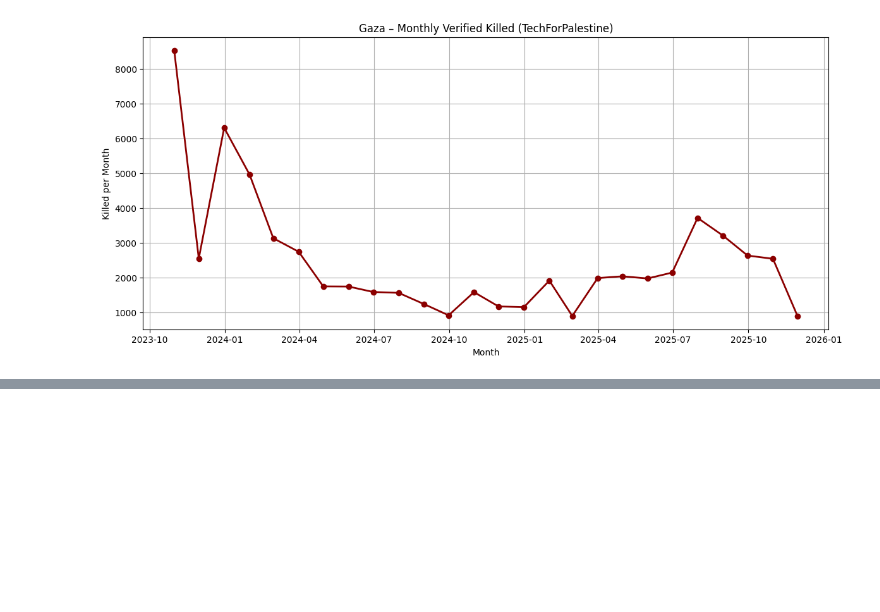
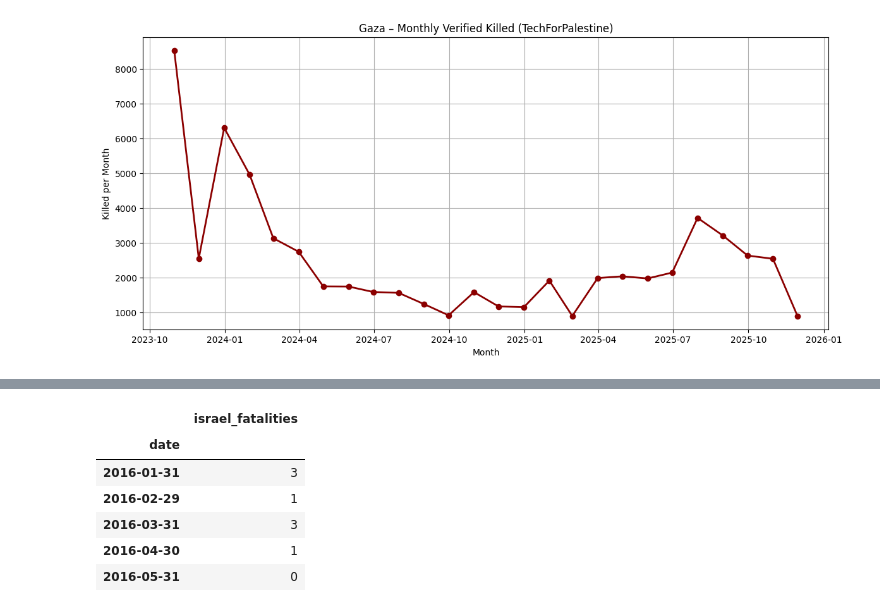
Before and after one commit to zvelegrakis/projects, a Jupyter notebook: projects/000_p1/notebooks/exploration.ipynb, the cells around one changed output, grey strips where cells are left out. Cells and saved outputs as stored; diff of their text form; code cells hidden in the pictures; blank space fills up the shorter version.

```diff
--- a/projects/000_p1/notebooks/exploration.ipynb
+++ b/projects/000_p1/notebooks/exploration.ipynb
@@ -342,3 +342,21 @@ plt.grid(True)
 plt.show()
 # %% [output]
 [figure]
+# %%
+import pandas as pd
+import matplotlib.pyplot as plt
+
+DATA_PATH = "../data/"
+
+# Load the political violence CSV
+df_pol = pd.read_csv(DATA_PATH + "israel_political_violence.csv")
+
+# Create proper datetime column
+def add_date_column(df):
+    df["date_str"] = df["Year"].astype(str) + "-" + df["Month"].astype(str)
+    df["date"] = pd.to_datetime(df["date_str"], format="%Y-%B")
+    return df.sort_values("date")
+
+df_pol = add_date_column(df_pol)
+
+df_pol.head()
@@ -344,0 +370,18 @@ plt.show()
+# %%
+df_israel_monthly = (
+    df_pol
+    .set_index("date")
+    .resample("M")["Fatalities"]
+    .sum()
+    .to_frame(name="israel_fatalities")
+)
+
+df_israel_monthly.head()
+# %% [output]
+|  | israel_fatalities |
+| date |  |
+| 2016-01-31 | 3 |
+| 2016-02-29 | 1 |
+| 2016-03-31 | 3 |
+| 2016-04-30 | 1 |
+| 2016-05-31 | 0 |
```
Also changed, not shown: parts of 7 cells of this notebook, 2 other files.
